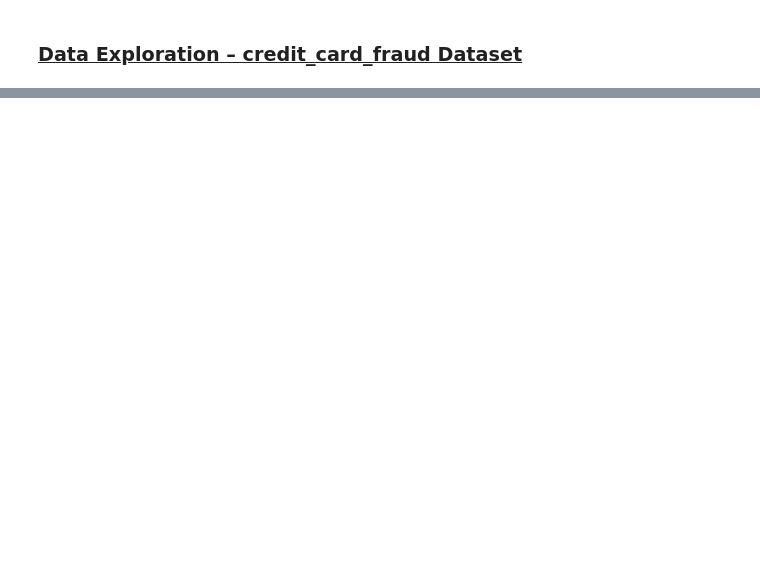
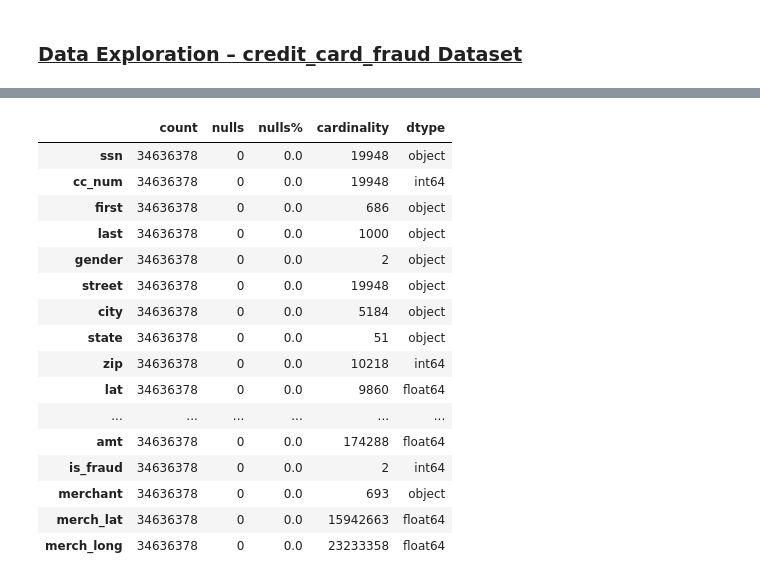
Before and after one commit to Shogant/Credit_Card_Fraud_Detection_Model, a Jupyter notebook: Data_Preparation.ipynb, the cells around one changed output, grey strips where cells are left out. Drawn from its saved outputs; the diff is of its cells as text; code cells hidden in the pictures; blank space fills up the shorter version.

Commit message:
data p4rep

```diff
--- a/Data_Preparation.ipynb
+++ b/Data_Preparation.ipynb
@@ -23,0 +32,3 @@ customers_df = pd.read_csv("C:/Users/User/Documents/GitHub/Credit_Card_Fraud_Det
+# %%
+transactions_df = pd.read_pickle("transactions.pkl")
+customers_df = pd.read_pickle("customers.pkl")
@@ -97,0 +102,10 @@ transactions_df.head(5)
+# %%
+def column_summary(df):
+    summary = pd.DataFrame({
+        'count': df.shape[0],
+        'nulls': df.isnull().sum(),
+        'nulls%': df.isnull().mean() * 100,
+        'cardinality': df.nunique(),
+        'dtype': df.dtypes
+    })
+    return summary
@@ -97,0 +279,5 @@ transactions_df.head(5)
+# %%
+transactions_df['trans_date'] = pd.to_datetime(transactions_df['trans_date'], errors='coerce')
+transactions_df['trans_time'] = pd.to_datetime(transactions_df['trans_time'], format='%H:%M:%S', errors='coerce')
+transactions_df['dob'] = pd.to_datetime(transactions_df['dob'], errors='coerce')
+customers_df['dob'] = pd.to_datetime(customers_df['dob'], errors='coerce')
@@ -98,2 +360,4 @@ transactions_df.head(5)
 # %% [markdown]
 ### <u> Data Exploration – credit_card_fraud Dataset </u>
+# %%
+df = transactions_df
@@ -99,0 +376,22 @@ transactions_df.head(5)
+# %%
+# Run on transactions_df
+summary_table = column_summary(df)
+display(summary_table.sort_values("nulls%", ascending=False))
+# %% [output]
+|  | count | nulls | nulls% | cardinality | dtype |
+| ssn | 34636378 | 0 | 0.0 | 19948 | object |
+| cc_num | 34636378 | 0 | 0.0 | 19948 | int64 |
+| first | 34636378 | 0 | 0.0 | 686 | object |
+| last | 34636378 | 0 | 0.0 | 1000 | object |
+| gender | 34636378 | 0 | 0.0 | 2 | object |
+| street | 34636378 | 0 | 0.0 | 19948 | object |
+| city | 34636378 | 0 | 0.0 | 5184 | object |
+| state | 34636378 | 0 | 0.0 | 51 | object |
+| zip | 34636378 | 0 | 0.0 | 10218 | int64 |
+| lat | 34636378 | 0 | 0.0 | 9860 | float64 |
+| ... | ... | ... | ... | ... | ... |
+| amt | 34636378 | 0 | 0.0 | 174288 | float64 |
+| is_fraud | 34636378 | 0 | 0.0 | 2 | int64 |
+| merchant | 34636378 | 0 | 0.0 | 693 | object |
+| merch_lat | 34636378 | 0 | 0.0 | 15942663 | float64 |
+| merch_long | 34636378 | 0 | 0.0 | 23233358 | float64 |
```
Also changed, not shown: parts of 87 cells of this notebook.
